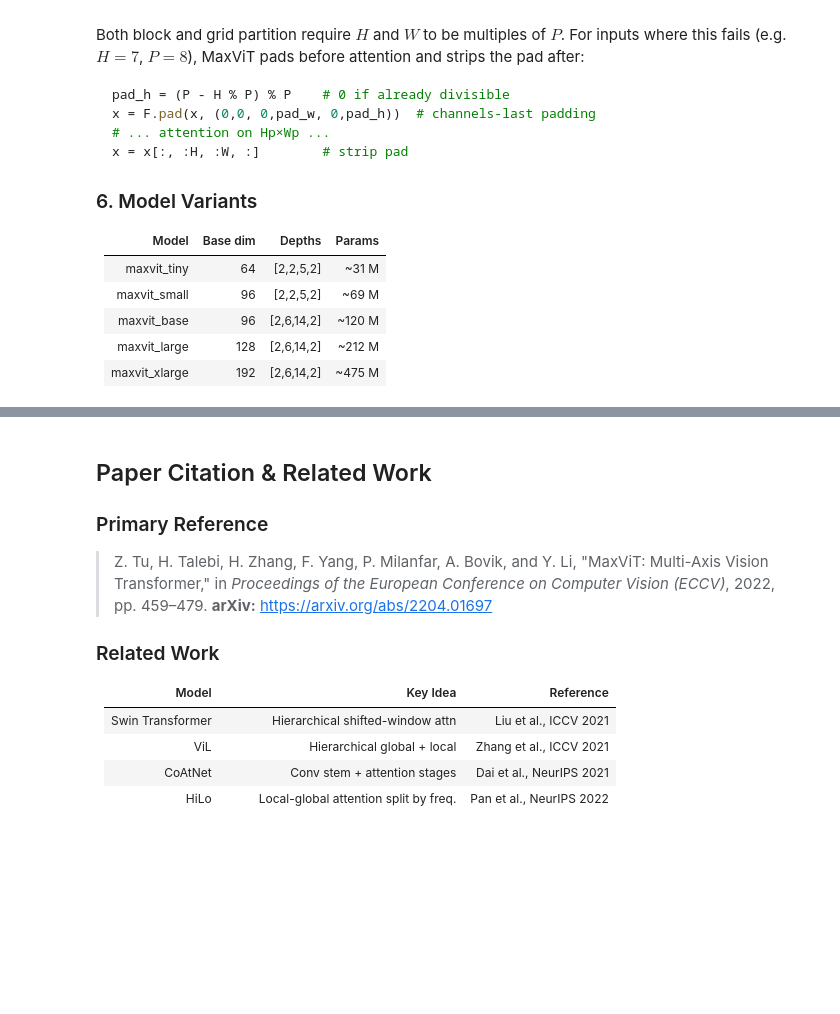
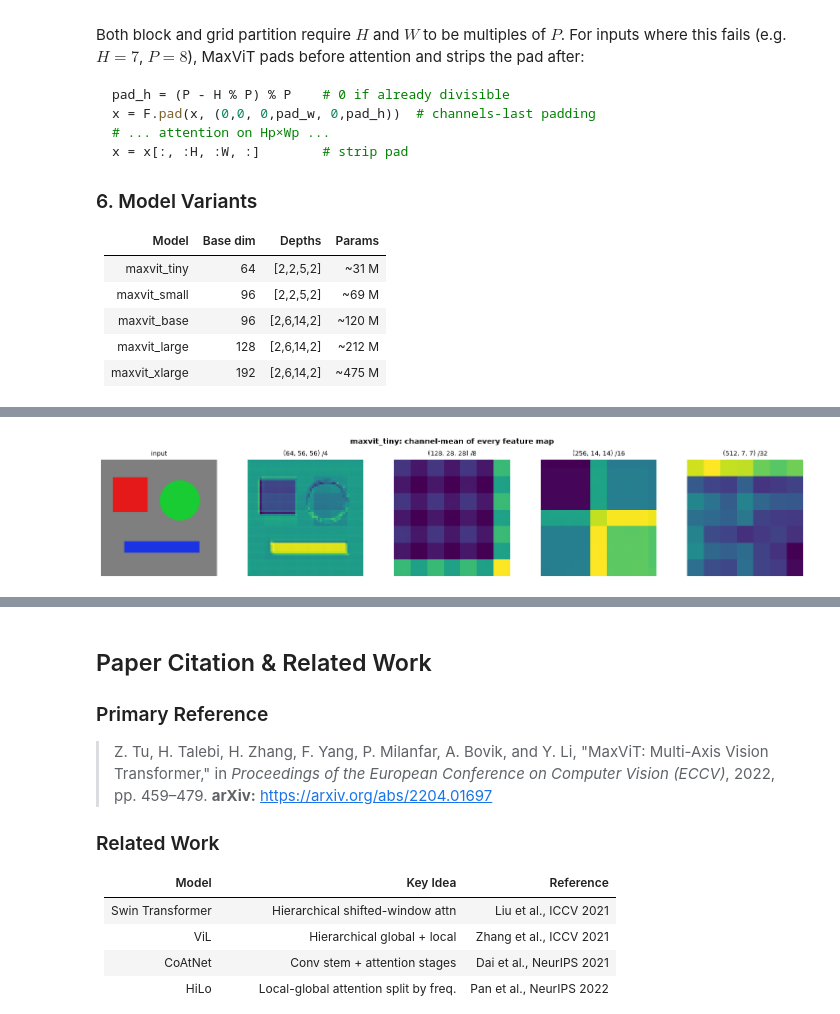
Before and after one commit to basaanithanaveenkumar/HALE-WAM, a Jupyter notebook: notebooks/backbones/hybrid/maxvit.ipynb, the cells around one changed output, grey strips where cells are left out. Saved outputs shown, nothing was run; the diff lists cells and outputs as text; code cells hidden in the pictures; blank space fills up the shorter version.

```diff
--- a/notebooks/backbones/hybrid/maxvit.ipynb
+++ b/notebooks/backbones/hybrid/maxvit.ipynb
@@ -412,0 +1308,20 @@ x = x[:, :H, :W, :]        # strip pad
+# %%
+DEMOS = {"maxvit_tiny": 31.0}          # variant -> paper parameter count (M, incl. 1000-class head)
+IMG = 224
+print("variants defined in this notebook:", list_vision_backbones())
+
+x = torch.randn(2, 3, IMG, IMG)
+models = {}
+for name in DEMOS:
+    torch.manual_seed(0)
+    model = build_vision_backbone(name, img_size=IMG).eval()
+    models[name] = model
+    with torch.no_grad():
+        out = model(x)
+    print(f"\n{name}  ({type(model).__name__})")
+    print(f"  pooled_output : {tuple(out.pooled_output.shape)}   embed_dim = {model.embed_dim}")
+    if out.patch_tokens is not None:
+        print(f"  patch_tokens  : {tuple(out.patch_tokens.shape)}")
+    for i, fm in enumerate(out.feature_maps):
+        print(f"  feature_map {i}: {tuple(fm.shape)}   stride {IMG / fm.shape[-1]:.0f}")
+    assert out.pooled_output.shape == (2, model.embed_dim)
@@ -412,0 +1412,32 @@ x = x[:, :H, :W, :]        # strip pad
+# %%
+import matplotlib.pyplot as plt
+
+def synthetic_image(size: int) -> torch.Tensor:
+    """(1, 3, size, size) image with a red square, a green disc and a blue bar on grey."""
+    yy, xx = torch.meshgrid(torch.linspace(0, 1, size), torch.linspace(0, 1, size), indexing="ij")
+    img = torch.full((3, size, size), 0.5)
+    sq = (xx > 0.1) & (xx < 0.4) & (yy > 0.15) & (yy < 0.45)
+    disc = (xx - 0.68) ** 2 + (yy - 0.35) ** 2 < 0.03
+    bar = (xx > 0.2) & (xx < 0.85) & (yy > 0.7) & (yy < 0.8)
+    for mask, rgb in ((sq, (0.9, 0.1, 0.1)), (disc, (0.1, 0.8, 0.2)), (bar, (0.1, 0.2, 0.9))):
+        for c in range(3):
+            img[c][mask] = rgb[c]
+    mean = torch.tensor([0.485, 0.456, 0.406])[:, None, None]
+    std = torch.tensor([0.229, 0.224, 0.225])[:, None, None]
+    return ((img - mean) / std)[None], img
+
+name = next(iter(models))
+inp, raw = synthetic_image(IMG)
+with torch.no_grad():
+    maps = models[name](inp).feature_maps
+fig, axes = plt.subplots(1, len(maps) + 1, figsize=(3 * (len(maps) + 1), 3), facecolor="white")
+axes[0].imshow(raw.permute(1, 2, 0)); axes[0].set_title("input", fontsize=9)
+for ax, fm in zip(axes[1:], maps):
+    ax.imshow(fm[0].mean(0), cmap="viridis")
+    ax.set_title(f"{tuple(fm.shape[1:])} /{IMG // fm.shape[-1]}", fontsize=9)
+for ax in axes:
+    ax.axis("off")
+plt.suptitle(f"{name}: channel-mean of every feature map", fontsize=11, fontweight="bold")
+plt.tight_layout(); plt.show()
+# %% [output]
+[figure, added]
```
Also changed, not shown: parts of 54 cells of this notebook, 38 other files.
